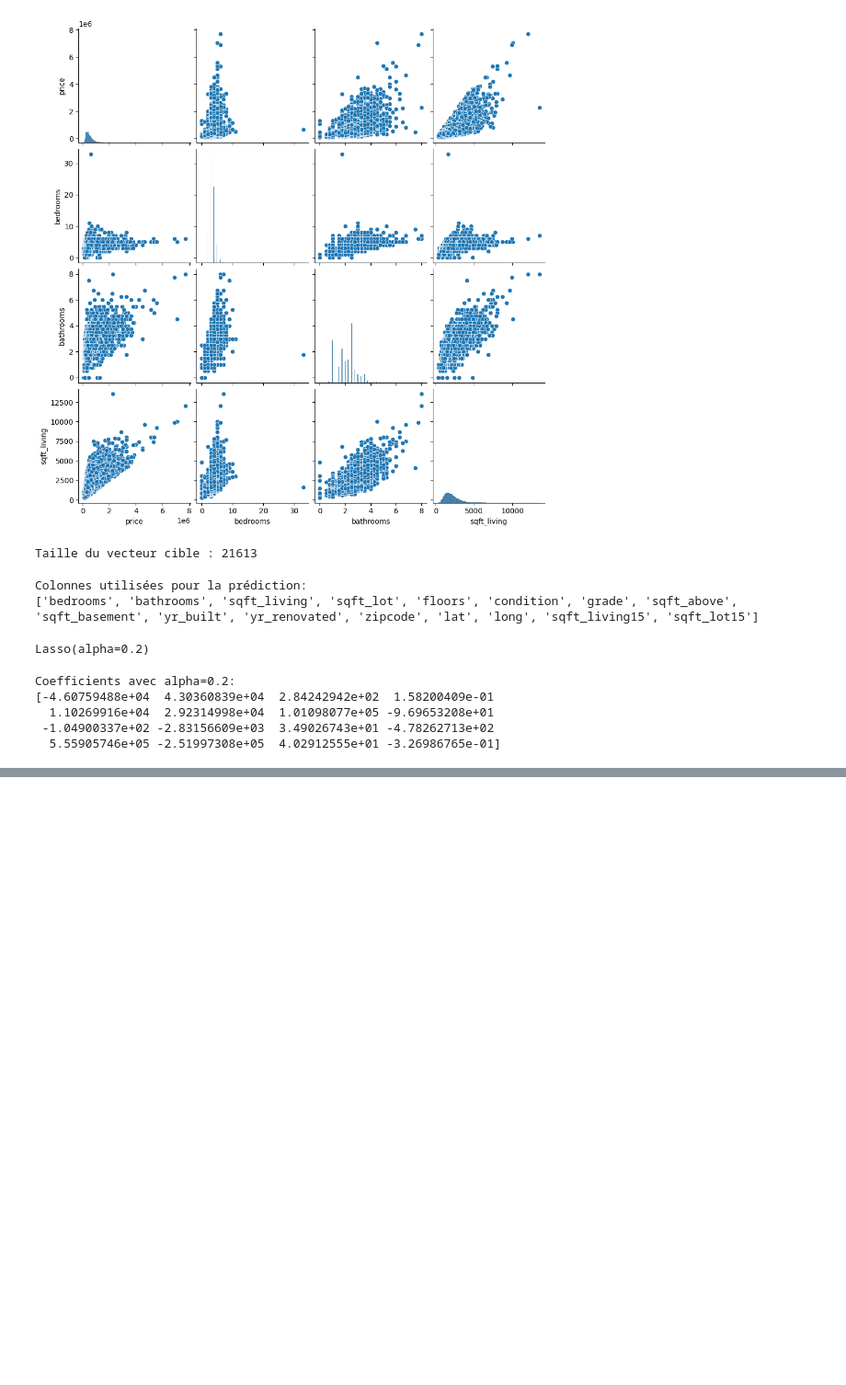
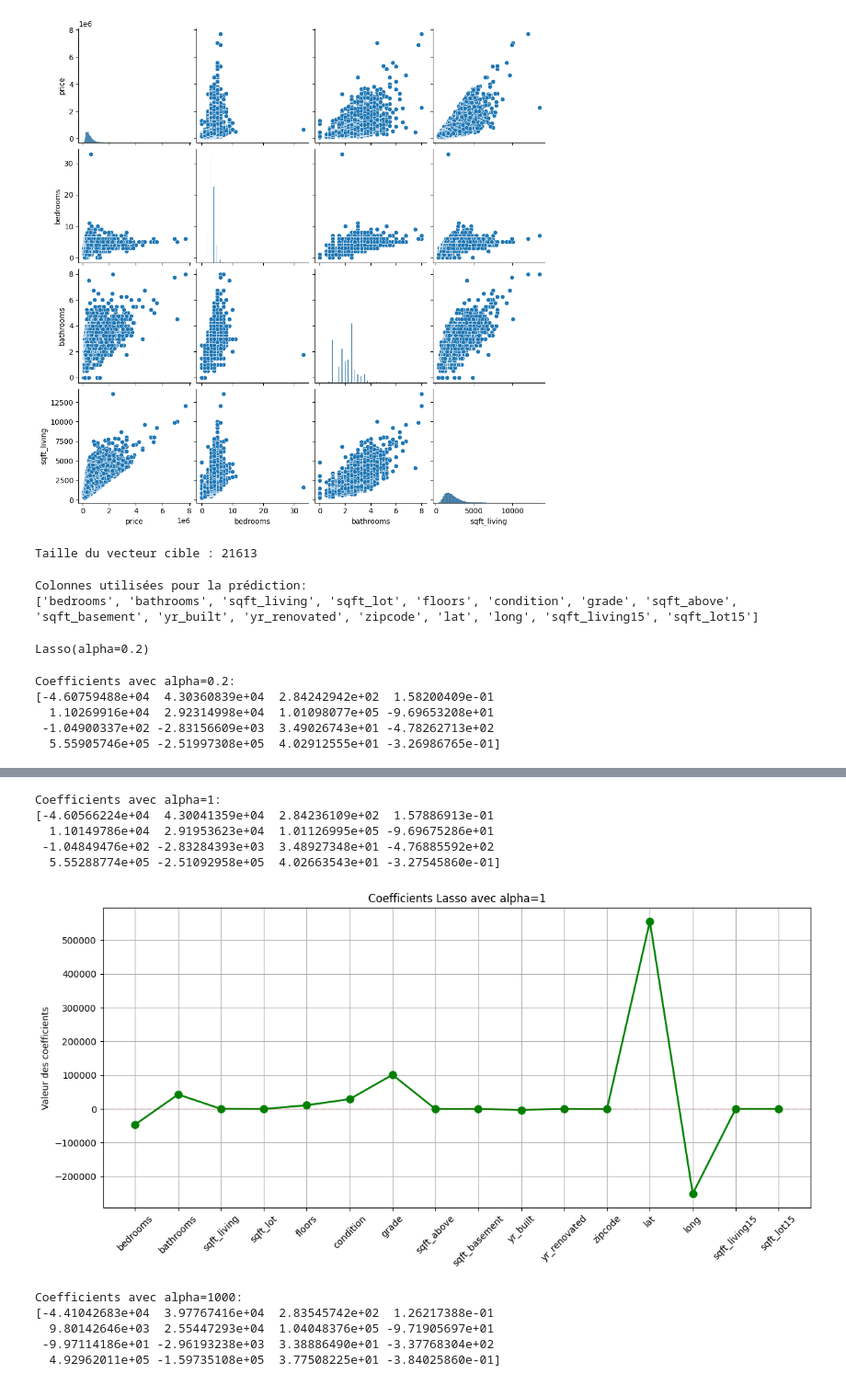
Before and after one commit to Tarikokc/M1_ML, a Jupyter notebook: Semaine du 11/TP/lasso.ipynb, the cells around one changed output, grey strips where cells are left out. Shown at 92% size. Drawn from its saved outputs; the diff is of its cells as text; code cells hidden in the pictures; blank space fills up the shorter version.

```diff
--- a/Semaine du 11/TP/lasso.ipynb
+++ b/Semaine du 11/TP/lasso.ipynb
@@ -64,0 +69,34 @@ Coefficients avec alpha=0.2:
+# %%
+lasso_2 = Lasso(alpha=10)
+lasso_2.fit(X, y)
+print("\nCoefficients avec alpha=1:")
+print(lasso_2.coef_)
+# %% [output]
+Coefficients avec alpha=1:
+[-4.60566224e+04  4.30041359e+04  2.84236109e+02  1.57886913e-01
+  1.10149786e+04  2.91953623e+04  1.01126995e+05 -9.69675286e+01
+ -1.04849476e+02 -2.83284393e+03  3.48927348e+01 -4.76885592e+02
+  5.55288774e+05 -2.51092958e+05  4.02663543e+01 -3.27545860e-01]
+# %%
+plt.figure(figsize=(12, 6))
+plt.plot(range(len(lasso_2.coef_)), lasso_2.coef_, 'go-', linewidth=2, markersize=8)
+plt.xticks(range(len(X.columns)), X.columns, rotation=45)
+plt.grid(True)
+plt.title('Coefficients Lasso avec alpha=1')
+plt.ylabel('Valeur des coefficients')
+plt.axhline(y=0, color='r', linestyle='--', alpha=0.1)
+plt.tight_layout()
+plt.show()
+# %% [output]
+[figure, added]
+# %%
+lasso_3 = Lasso(alpha=1000)
+lasso_3.fit(X, y)
+print("\nCoefficients avec alpha=1000:")
+print(lasso_3.coef_)
+# %% [output]
+Coefficients avec alpha=1000:
+[-4.41042683e+04  3.97767416e+04  2.83545742e+02  1.26217388e-01
+  9.80142646e+03  2.55447293e+04  1.04048376e+05 -9.71905697e+01
+ -9.97114186e+01 -2.96193238e+03  3.38886490e+01 -3.37768304e+02
+  4.92962011e+05 -1.59735108e+05  3.77508225e+01 -3.84025860e-01]
```
Also changed, not shown: parts of 4 cells of this notebook.
